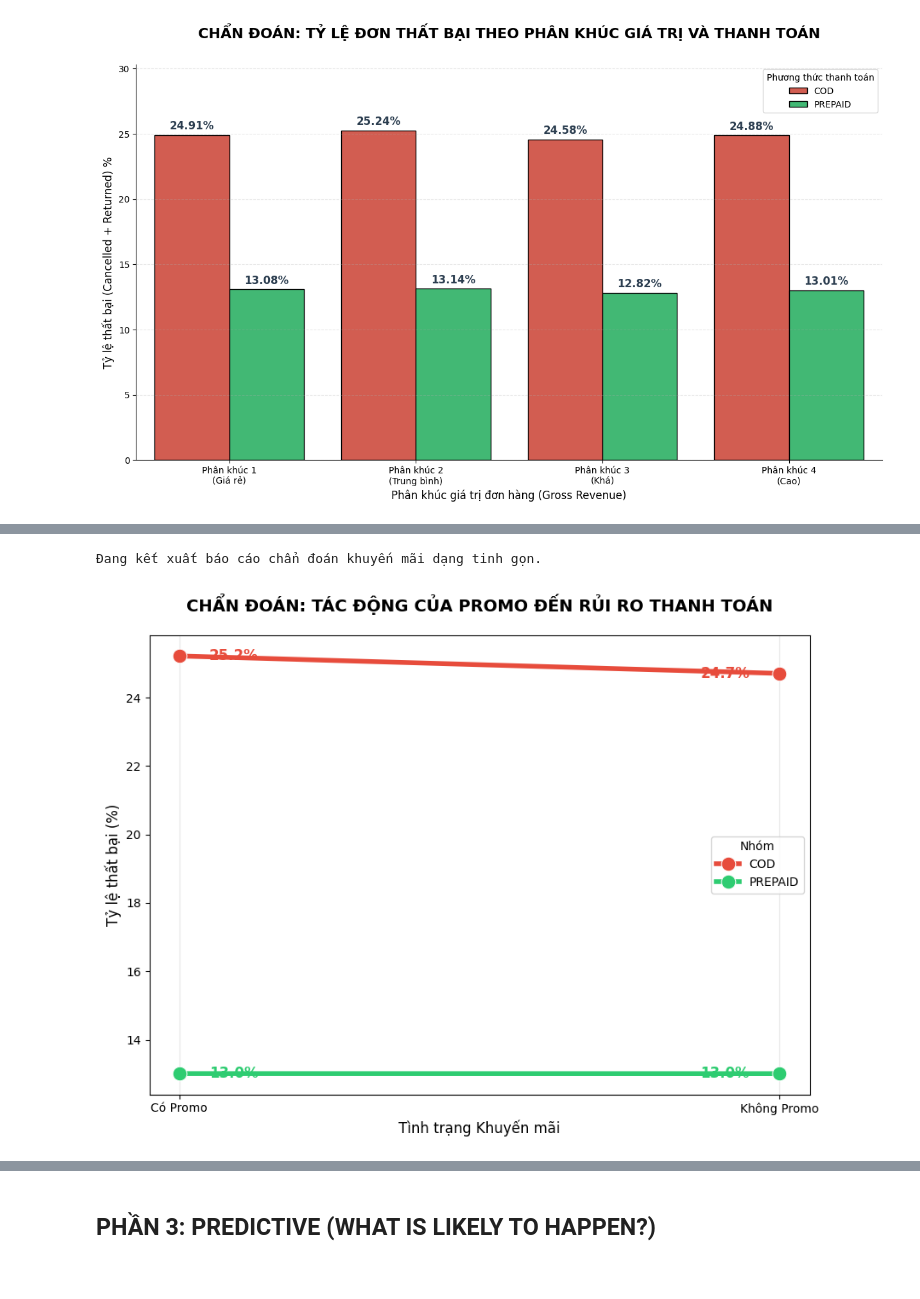
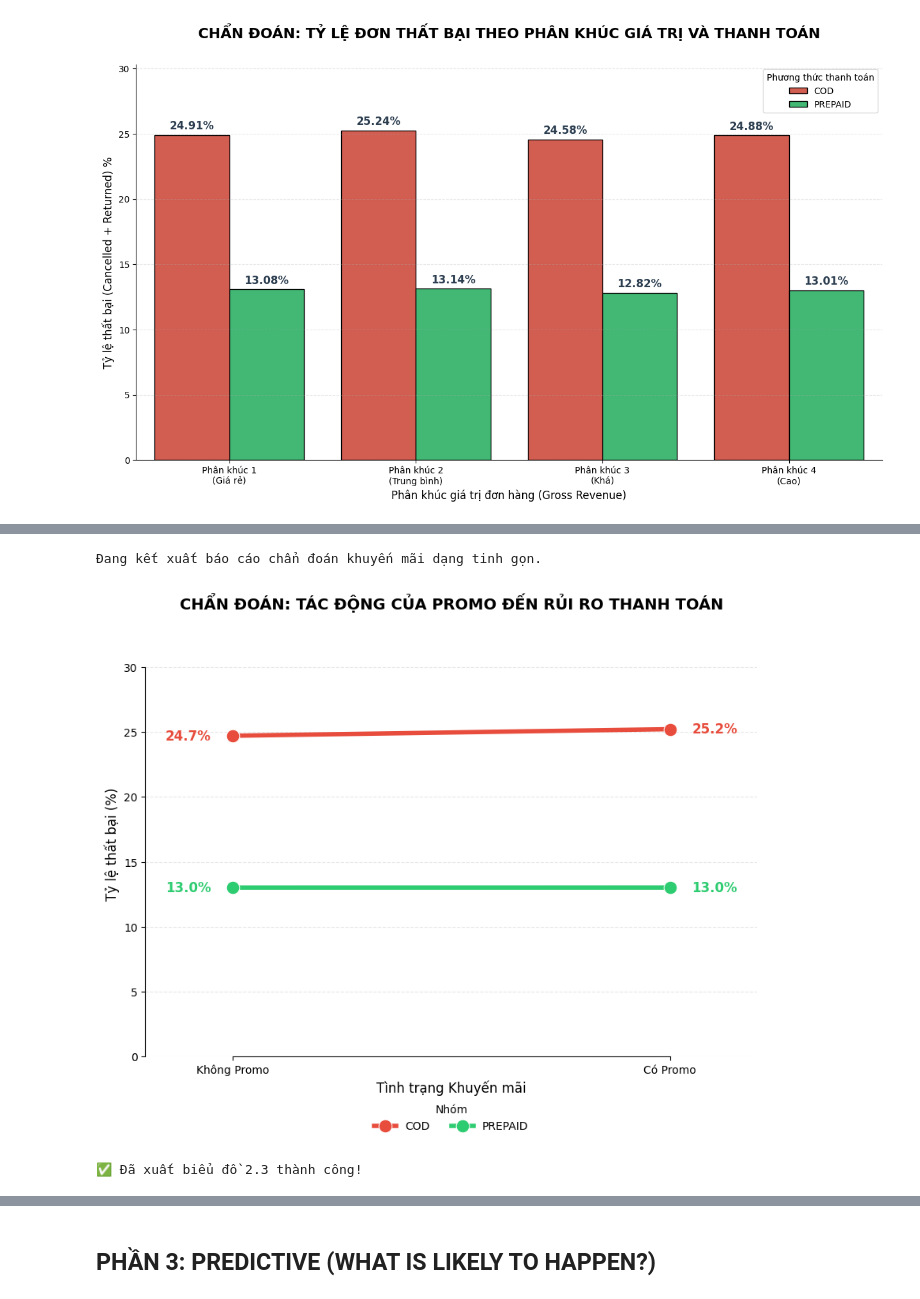
Before and after one commit to doandt0612/datathon_fis_uel, a Jupyter notebook: notebooks/03_eda_khoi.ipynb, the cells around one changed output, grey strips where cells are left out. Drawn from its saved outputs; the diff is of its cells as text; code cells hidden in the pictures.

```diff
--- a/notebooks/03_eda_khoi.ipynb
+++ b/notebooks/03_eda_khoi.ipynb
@@ -557,6 +607,6 @@ else:
 # %%
 # ==============================================================================
-# CELL 2.3: DIAGNOSTIC - SLOPE CHART SO SÁNH HIỆU ỨNG PROMO
+# CELL 2.3: DIAGNOSTIC - SLOPE CHART SO SÁNH HIỆU ỨNG PROMO (BẢN FIX LỖI LINEPLOT)
 # ==============================================================================
 import matplotlib.pyplot as plt
 import seaborn as sns
@@ -565,54 +615,90 @@ import os
 
 print("Đang kết xuất báo cáo chẩn đoán khuyến mãi dạng tinh gọn.")
 
-df_m = data_dict.get('master', pd.DataFrame())
+# --- ĐOẠN TÌM DATA CHUẨN ---
+FIG_DIR = os.path.join('..', 'output', 'figures')
+os.makedirs(FIG_DIR, exist_ok=True)
+
+df_m = pd.DataFrame()
+if 'data_dict' in locals():
+    if 'master_sales_detail' in data_dict:
+        df_m = data_dict['master_sales_detail'].copy()
+    elif 'master' in data_dict:
+        df_m = data_dict['master'].copy()
+
+if df_m.empty:
+    try:
+        df_m = pd.read_csv('../data/processed/master_sales_detail.csv')
+    except Exception as e:
+        pass
+# ---------------------------------------------------------
 
 if not df_m.empty:
     # 1. TIỀN XỬ LÝ DỮ LIỆU
     df_diag = df_m.copy()
-    # Phân loại Promo (Giá trị > 0 là có Promo)
     df_diag['promo_status'] = df_diag['discount_amount'].apply(lambda x: 'Không Promo' if x == 0 else 'Có Promo')
-    # Phân loại Thanh toán
     df_diag['is_cod'] = df_diag['payment_method'].apply(lambda x: 'COD' if str(x).lower() == 'cod' else 'PREPAID')
 
-    # Tính toán tỷ lệ thất bại (Cancelled + Returned)
+    # Tính toán tỷ lệ thất bại
     promo_stats = df_diag.groupby(['promo_status', 'is_cod'])['order_status'].apply(
         lambda x: (x.isin(['cancelled', 'returned']).sum() / len(x)) * 100
     ).reset_index(name='fail_rate')
 
-    # 2. TRỰC QUAN HÓA: SLOPE CHART (BIỂU ĐỒ ĐỘ DỐC)
+    # --- BẢN VÁ LỖI: ÉP KIỂU CATEGORICAL ĐỂ SEABORN TỰ HIỂU THỨ TỰ ---
+    promo_stats['promo_status'] = pd.Categorical(
+        promo_stats['promo_status'],
+        categories=['Không Promo', 'Có Promo'],
+        ordered=True
+    )
+    promo_stats = promo_stats.sort_values('promo_status')
+    # ----------------------------------------------------------------
+
+    # 2. TRỰC QUAN HÓA: SLOPE CHART
     plt.figure(figsize=(10, 7), facecolor='white')
     plt.rcParams['font.family'] = 'sans-serif'
-    colors = {'COD': '#e74c3c', 'PREPAID': '#2ecc71'} # Đỏ bùng hàng, Xanh an toàn
+    colors = {'COD': '#e74c3c', 'PREPAID': '#2ecc71'}
 
-    # Vẽ đường dốc
+    # Vẽ đường dốc (Đã xóa tham số order=order_list gây lỗi)
     sns.lineplot(data=promo_stats, x='promo_status', y='fail_rate', hue='is_cod',
                  palette=colors, marker='o', linewidth=4, markersize=12)
 
     # Thêm số liệu trực tiếp tại các điểm
+    order_list = ['Không Promo', 'Có Promo']
     for i, row in promo_stats.iterrows():
         x_pos = row['promo_status']
         y_pos = row['fail_rate']
+
+        # Căn lề text
         ha = 'right' if x_pos == 'Không Promo' else 'left'
         x_offset = -0.05 if x_pos == 'Không Promo' else 0.05
-        plt.text(promo_stats.promo_status.unique().tolist().index(x_pos) + x_offset, y_pos,
+
+        # Chèn chữ (dùng list index để xác định vị trí X=0 hay X=1)
+        plt.text(order_list.index(x_pos) + x_offset, y_pos,
                  f"{y_pos:.1f}%", color=colors[row['is_cod']],
                  ha=ha, va='center', fontweight='bold', fontsize=12)
 
     # Tinh chỉnh thẩm mỹ chuyên nghiệp
     plt.title('CHẨN ĐOÁN: TÁC ĐỘNG CỦA PROMO ĐẾN RỦI RO THANH TOÁN', fontsize=14, fontweight='bold', pad=20)
     plt.ylabel('Tỷ lệ thất bại (%)', fontsize=12)
     plt.xlabel('Tình trạng Khuyến mãi', fontsize=12)
-    plt.grid(axis='x', linestyle='-', alpha=0.3)
-    plt.legend(title='Nhóm')
+
+    # Nới không gian trục
+    plt.xlim(-0.2, 1.2)
+    plt.ylim(0, max(promo_stats['fail_rate']) * 1.3)
+
+    plt.grid(axis='y', linestyle='--', alpha=0.3)
+    plt.legend(title='Nhóm', loc='lower center', bbox_to_anchor=(0.5, -0.2), ncol=2, frameon=False)
+    sns.despine(trim=True)
 
     # Lưu ảnh
     save_path = os.path.join(FIG_DIR, '2.3_Diagnostic_Promo_Slope.png')
     plt.savefig(save_path, dpi=300, bbox_inches='tight')
     plt.show()
+    print("✅ Đã xuất biểu đồ 2.3 thành công!")
 else:
     print("❌ Lỗi: Không nạp được dữ liệu Master.")
 # %% [output]
 Đang kết xuất báo cáo chẩn đoán khuyến mãi dạng tinh gọn.
-[figure, old version]
+[figure, new version]
+✅ Đã xuất biểu đồ 2.3 thành công!
 # %% [markdown]
```
Also changed, not shown: parts of 28 cells of this notebook, 8 other files.
